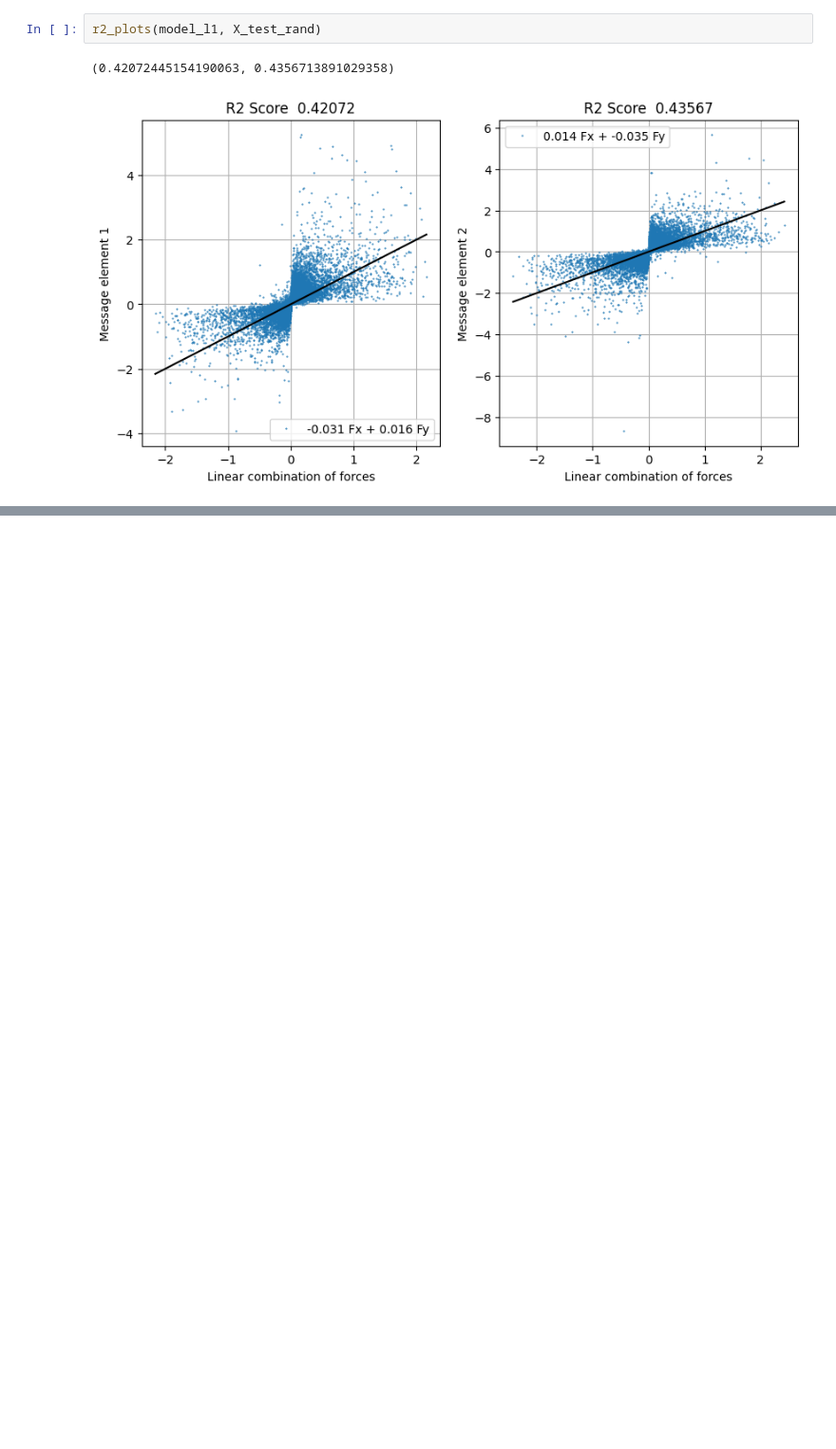
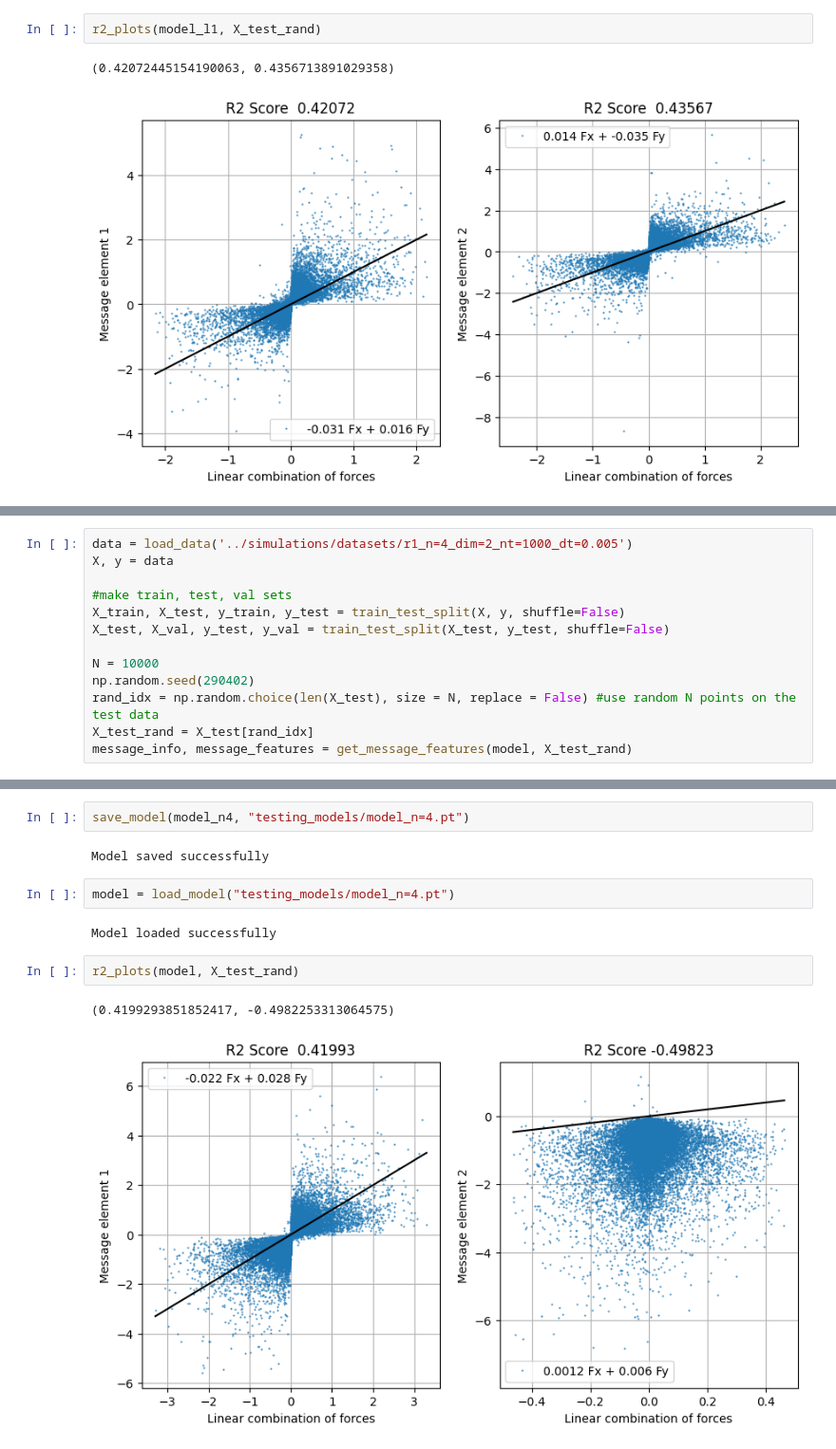
Before and after one commit to elizabethsztan/symbolic_distillation_GNNs, a Jupyter notebook: testing/latent_representation.ipynb, the cells around one changed output, grey strips where cells are left out. Shown: that part at 95% size. Drawn from its saved outputs; the diff is of its cells as text; blank space fills up the shorter version.

```diff
--- a/testing/latent_representation.ipynb
+++ b/testing/latent_representation.ipynb
@@ -313,0 +294,13 @@ r2_plots(model_l1, X_test_rand)
+# %%
+data = load_data('../simulations/datasets/r1_n=4_dim=2_nt=1000_dt=0.005')
+X, y = data
+
+#make train, test, val sets
+X_train, X_test, y_train, y_test = train_test_split(X, y, shuffle=False)
+X_test, X_val, y_test, y_val = train_test_split(X_test, y_test, shuffle=False)
+
+N = 10000
+np.random.seed(290402)
+rand_idx = np.random.choice(len(X_test), size = N, replace = False) #use random N points on the test data
+X_test_rand = X_test[rand_idx]
+message_info, message_features = get_message_features(model, X_test_rand)
@@ -313,0 +343,13 @@ r2_plots(model_l1, X_test_rand)
+# %%
+save_model(model_n4, "testing_models/model_n=4.pt")
+# %% [output]
+Model saved successfully
+# %%
+model = load_model("testing_models/model_n=4.pt")
+# %% [output]
+Model loaded successfully
+# %%
+r2_plots(model, X_test_rand)
+# %% [output]
+(0.4199293851852417, -0.4982253313064575)
+[figure, added]
```
Also changed, not shown: parts of 7 cells of this notebook.
